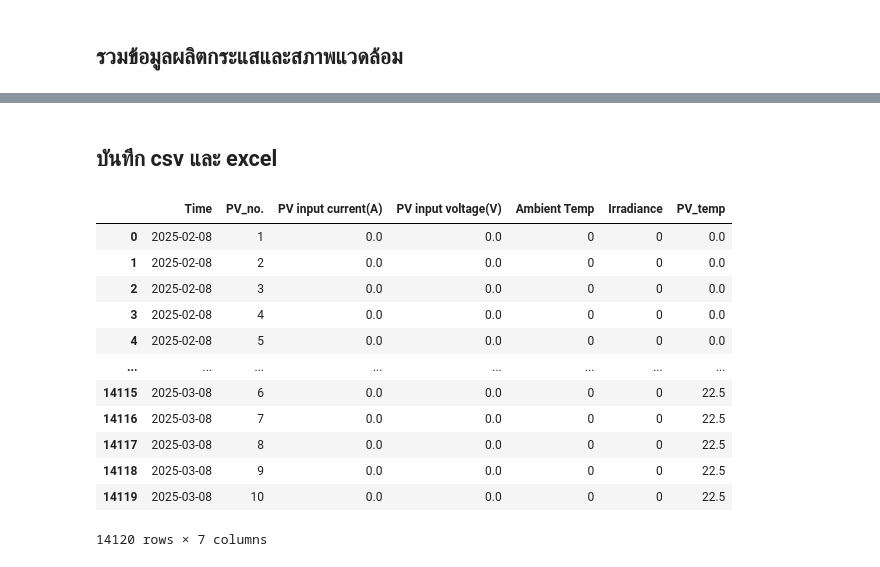
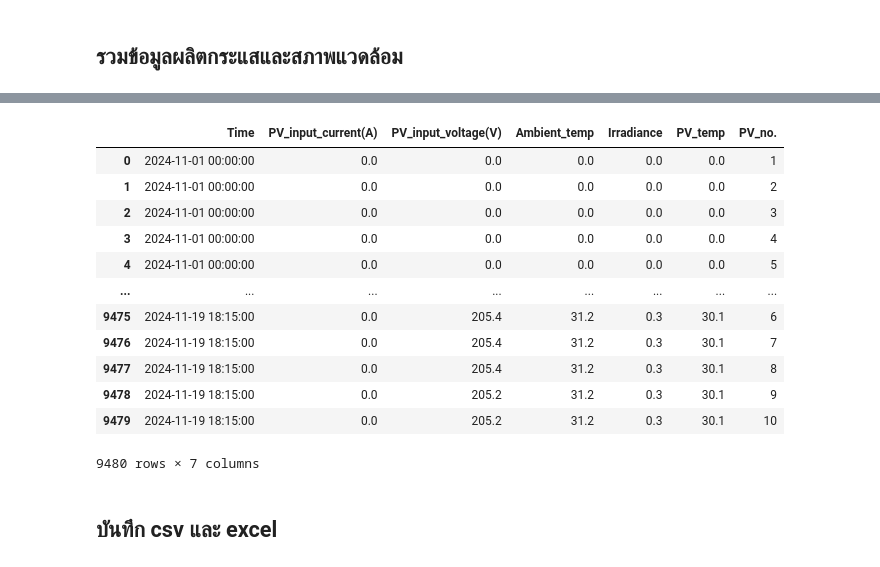
Before and after one commit to Suchakreehub/EDA-Train_solarcell, a Jupyter notebook: project/reformat.ipynb, the cells around one changed output, grey strips where cells are left out. Cells and saved outputs as stored; diff of their text form; code cells hidden in the pictures.

```diff
--- a/project/reformat.ipynb
+++ b/project/reformat.ipynb
@@ -166,3 +126,34 @@ data
+# %%
+# แก้ไขชื่อคอลัมน์ให้ตรงกับที่กำหนด
+column_mapping = {
+    "Time": "Time",
+    "PV input current(A)": "PV_input_current(A)",
+    "PV input voltage(V)": "PV_input_voltage(V)",
+    "Ambient Temperature": "Ambient_temp",
+    "Solar Irradiance": "Irradiance",
+    "PV Panel Temperature": "PV_temp",
+    "PV_no": "PV_no.",
+    "Anomaly Detection": "Anomaly_Label"
+}
+
+# ใช้ mapping เปลี่ยนชื่อคอลัมน์
+data.rename(columns=column_mapping, inplace=True)
+
+data
+# %% [output]
+|  | Time | PV_input_current(A) | PV_input_voltage(V) | Ambient_temp | Irradiance | PV_temp | PV_no. |
+| 0 | 2024-11-01 00:00:00 | 0.0 | 0.0 | 0.0 | 0.0 | 0.0 | 1 |
+| 1 | 2024-11-01 00:00:00 | 0.0 | 0.0 | 0.0 | 0.0 | 0.0 | 2 |
+| 2 | 2024-11-01 00:00:00 | 0.0 | 0.0 | 0.0 | 0.0 | 0.0 | 3 |
+| 3 | 2024-11-01 00:00:00 | 0.0 | 0.0 | 0.0 | 0.0 | 0.0 | 4 |
+| 4 | 2024-11-01 00:00:00 | 0.0 | 0.0 | 0.0 | 0.0 | 0.0 | 5 |
+| ... | ... | ... | ... | ... | ... | ... | ... |
+| 9475 | 2024-11-19 18:15:00 | 0.0 | 205.4 | 31.2 | 0.3 | 30.1 | 6 |
+| 9476 | 2024-11-19 18:15:00 | 0.0 | 205.4 | 31.2 | 0.3 | 30.1 | 7 |
+| 9477 | 2024-11-19 18:15:00 | 0.0 | 205.4 | 31.2 | 0.3 | 30.1 | 8 |
+| 9478 | 2024-11-19 18:15:00 | 0.0 | 205.2 | 31.2 | 0.3 | 30.1 | 9 |
+| 9479 | 2024-11-19 18:15:00 | 0.0 | 205.2 | 31.2 | 0.3 | 30.1 | 10 |
+9480 rows × 7 columns
 # %% [markdown]
 ## บันทึก csv และ excel
 # %%
@@ -172,17 +163 @@ data.to_csv(f"{file_uri}.csv",index_label="Time")
 data.to_excel(f"{file_uri}.xlsx")
-# %%
-data
-# %% [output]
-|  | Time | PV_no. | PV input current(A) | PV input voltage(V) | Ambient Temp | Irradiance | PV_temp |
-| 0 | 2025-02-08 | 1 | 0.0 | 0.0 | 0 | 0 | 0.0 |
-| 1 | 2025-02-08 | 2 | 0.0 | 0.0 | 0 | 0 | 0.0 |
-| 2 | 2025-02-08 | 3 | 0.0 | 0.0 | 0 | 0 | 0.0 |
-| 3 | 2025-02-08 | 4 | 0.0 | 0.0 | 0 | 0 | 0.0 |
-| 4 | 2025-02-08 | 5 | 0.0 | 0.0 | 0 | 0 | 0.0 |
-| ... | ... | ... | ... | ... | ... | ... | ... |
-| 14115 | 2025-03-08 | 6 | 0.0 | 0.0 | 0 | 0 | 22.5 |
-| 14116 | 2025-03-08 | 7 | 0.0 | 0.0 | 0 | 0 | 22.5 |
-| 14117 | 2025-03-08 | 8 | 0.0 | 0.0 | 0 | 0 | 22.5 |
-| 14118 | 2025-03-08 | 9 | 0.0 | 0.0 | 0 | 0 | 22.5 |
-| 14119 | 2025-03-08 | 10 | 0.0 | 0.0 | 0 | 0 | 22.5 |
-14120 rows × 7 columns
```
Also changed, not shown: parts of 6 cells of this notebook, 21 other files.
